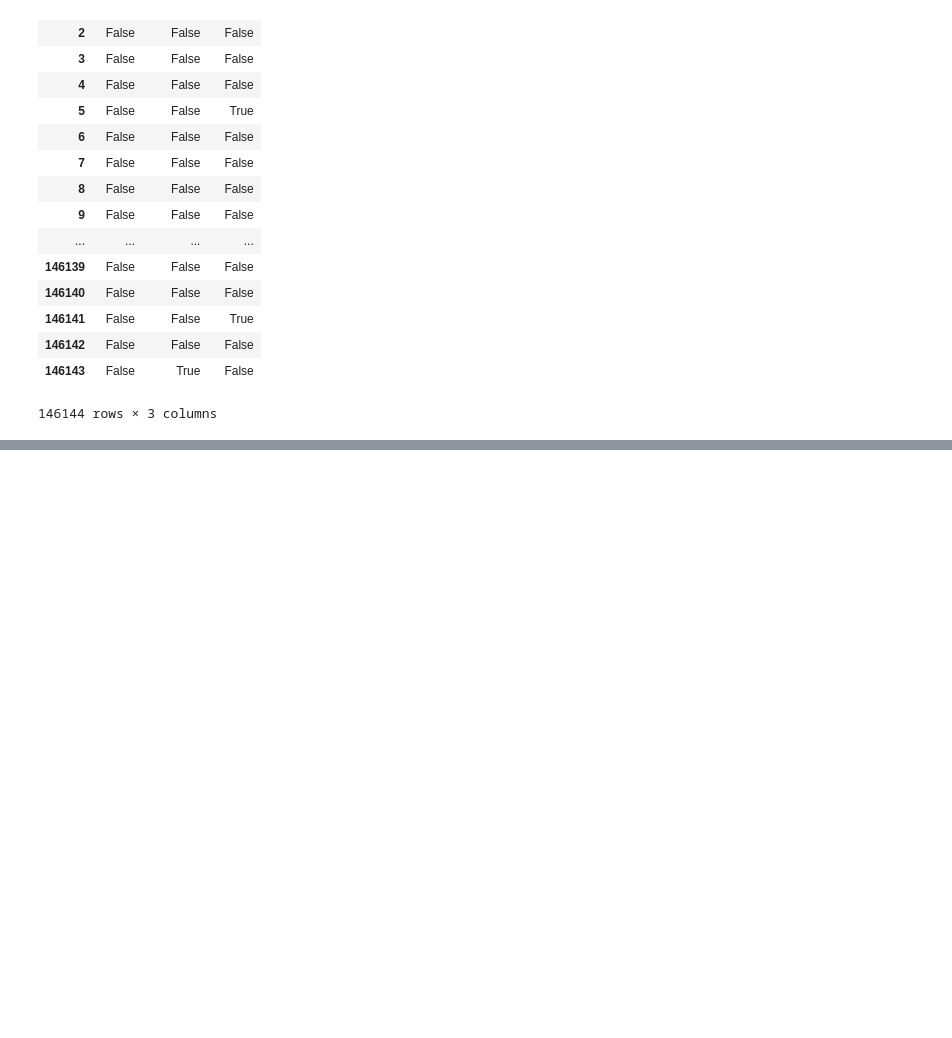
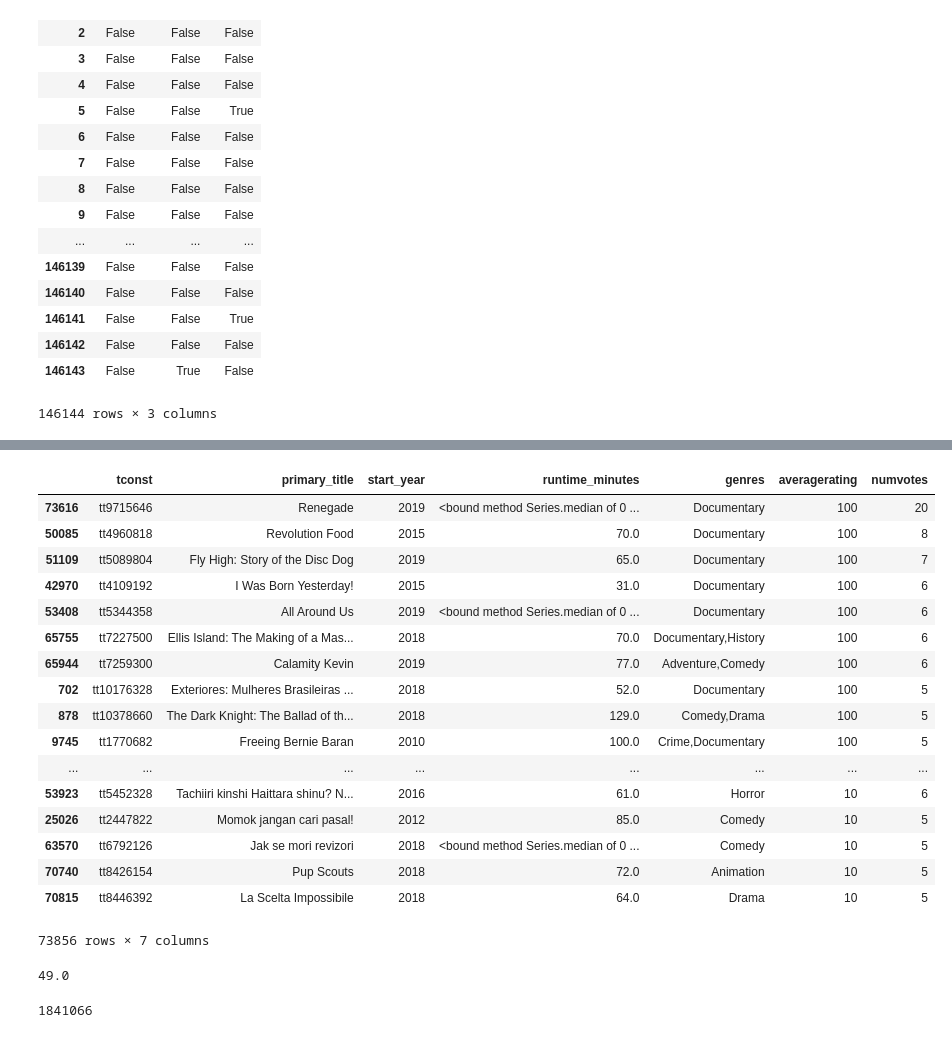
Before and after one commit to cruzisiah/Module-1-Project-EDA-Movies, a Jupyter notebook: student1.ipynb, the cells around one changed output, grey strips where cells are left out. Cells and saved outputs as stored; diff of their text form; code cells hidden in the pictures; blank space fills up the shorter version.

```diff
--- a/student1.ipynb
+++ b/student1.ipynb
@@ -168,0 +505,41 @@ df_crew.isna()
+# %%
+df1 = pd.read_csv('imdb.title.basics.cleaned.csv', index_col=0) #import cleaned 'Title Basics' dataset
+df2 = pd.read_csv('imdb.ratings.cleaned.csv', index_col=0) #import cleaned 'Ratings' dataset
+# %%
+df3 = pd.merge(df1, df2, on='tconst', how='inner') #merge our 2 datasets with 'tconst' as our index
+# %%
+df3.sort_values(by=['averagerating','numvotes'], ascending=False)
+
+#sort by 'Average Rating' and 'Numvotes' to detect the correlation between popularity & other factors like runtime
+# %% [output]
+|  | tconst | primary_title | start_year | runtime_minutes | genres | averagerating | numvotes |
+| 73616 | tt9715646 | Renegade | 2019 | <bound method Series.median of 0 ... | Documentary | 100 | 20 |
+| 50085 | tt4960818 | Revolution Food | 2015 | 70.0 | Documentary | 100 | 8 |
+| 51109 | tt5089804 | Fly High: Story of the Disc Dog | 2019 | 65.0 | Documentary | 100 | 7 |
+| 42970 | tt4109192 | I Was Born Yesterday! | 2015 | 31.0 | Documentary | 100 | 6 |
+| 53408 | tt5344358 | All Around Us | 2019 | <bound method Series.median of 0 ... | Documentary | 100 | 6 |
+| 65755 | tt7227500 | Ellis Island: The Making of a Mas... | 2018 | 70.0 | Documentary,History | 100 | 6 |
+| 65944 | tt7259300 | Calamity Kevin | 2019 | 77.0 | Adventure,Comedy | 100 | 6 |
+| 702 | tt10176328 | Exteriores: Mulheres Brasileiras ... | 2018 | 52.0 | Documentary | 100 | 5 |
+| 878 | tt10378660 | The Dark Knight: The Ballad of th... | 2018 | 129.0 | Comedy,Drama | 100 | 5 |
+| 9745 | tt1770682 | Freeing Bernie Baran | 2010 | 100.0 | Crime,Documentary | 100 | 5 |
+| ... | ... | ... | ... | ... | ... | ... | ... |
+| 53923 | tt5452328 | Tachiiri kinshi Haittara shinu? N... | 2016 | 61.0 | Horror | 10 | 6 |
+| 25026 | tt2447822 | Momok jangan cari pasal! | 2012 | 85.0 | Comedy | 10 | 5 |
+| 63570 | tt6792126 | Jak se mori revizori | 2018 | <bound method Series.median of 0 ... | Comedy | 10 | 5 |
+| 70740 | tt8426154 | Pup Scouts | 2018 | 72.0 | Animation | 10 | 5 |
+| 70815 | tt8446392 | La Scelta Impossibile | 2018 | 64.0 | Drama | 10 | 5 |
+73856 rows × 7 columns
+# %%
+df3['numvotes'].median()
+
+#finding the median of the 'numvotes' column to get a sense of what a good critical mass for votes may be.
+#of course, a movie with a 100 rating and 1 vote will be judged differently than one with a 100 rating and 1000 votes
+# %% [output]
+49.0
+# %%
+df3['numvotes'].max()
+
+#similar to our previous code except getting a sense of the movie with the most votes
+# %% [output]
+1841066
```
Also changed, not shown: parts of 50 cells of this notebook.
